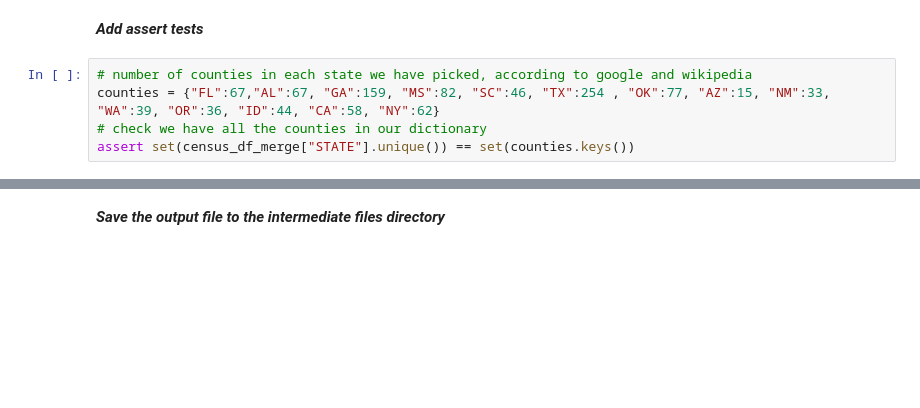
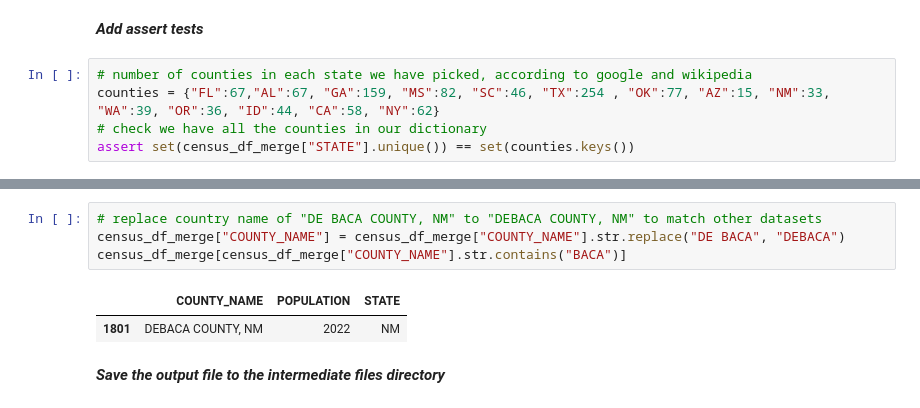
Before and after one commit to Yer1k/opioid_causal_inference, a Jupyter notebook: 10_code/data_preparation.ipynb, the cells around one changed output, grey strips where cells are left out. Saved outputs shown, nothing was run; the diff lists cells and outputs as text; blank space fills up the shorter version.

```diff
--- a/10_code/data_preparation.ipynb
+++ b/10_code/data_preparation.ipynb
@@ -457,3 +523,10 @@ assert census_df_merge["COUNTY_NAME"].nunique() == sum(counties.values())
+# %%
+# replace country name of "DE BACA COUNTY, NM" to "DEBACA COUNTY, NM" to match other datasets
+census_df_merge["COUNTY_NAME"] = census_df_merge["COUNTY_NAME"].str.replace("DE BACA", "DEBACA")
+census_df_merge[census_df_merge["COUNTY_NAME"].str.contains("BACA")]
+# %% [output]
+|  | COUNTY_NAME | POPULATION | STATE |
+| 1801 | DEBACA COUNTY, NM | 2022 | NM |
 # %% [markdown]
 ***Save the output file to the intermediate files directory***
 # %%
```
Also changed, not shown: parts of 8 cells of this notebook, 3 other files.
